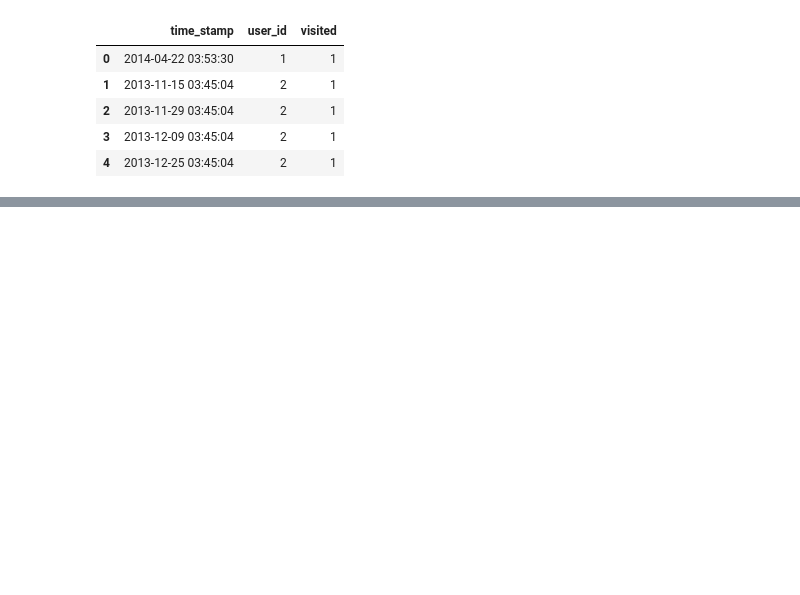
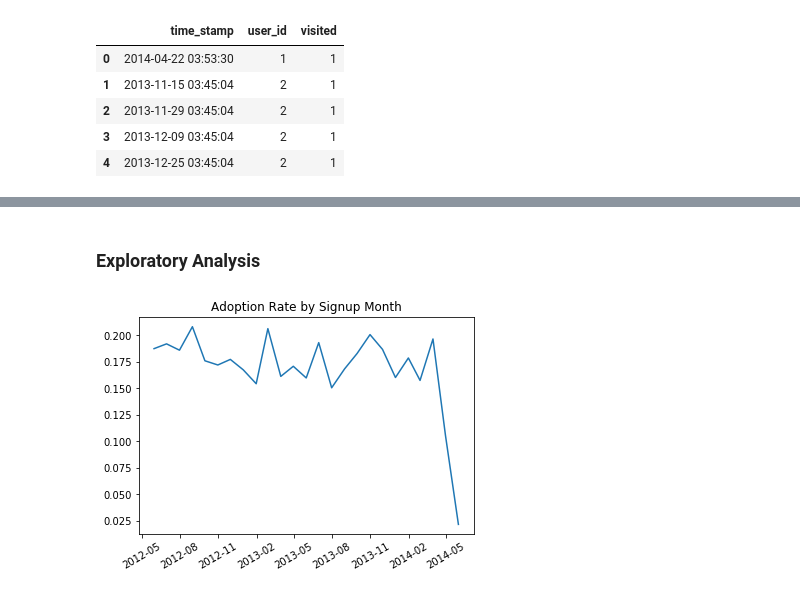
Before and after one commit to raymondgh/springboard-data-science, a Jupyter notebook: Minor Projects and Exercises/Take Home - Relax Inc/Relax Inc.ipynb, the cells around one changed output, grey strips where cells are left out. Saved outputs shown, nothing was run; the diff lists cells and outputs as text; code cells hidden in the pictures; blank space fills up the shorter version.

```diff
--- a/Minor Projects and Exercises/Take Home - Relax Inc/Relax Inc.ipynb
+++ b/Minor Projects and Exercises/Take Home - Relax Inc/Relax Inc.ipynb
@@ -64,0 +77,20 @@ engagement.head()
+# %%
+# convert timestamp to datetime object
+engagement["time_stamp"] = pd.to_datetime(engagement["time_stamp"])
+
+# calculate each activity's adoption window as time + 7 days
+engagement["plus_seven_days"] = engagement["time_stamp"] + timedelta(days=7)
+
+# create empty list to hold week_activity counts
+week_activity = []
+
+# for each row, count the visits by the same user with a timestamp before the date plus 7 days
+# append results to list
+for i in range(len(engagement["time_stamp"])):
+    week_activity.append(((engagement["time_stamp"] <= engagement["plus_seven_days"][i]) & (engagement["user_id"] == engagement["user_id"][i])).sum())
+
+# convert list to series and add to dataframe
+engagement["week_activity"] = pd.Series(week_activity)
+
+# mark adoption events for weeks that have 3+ activities by the user
+engagement["adoption"] = engagement["week_activity"] >= 3
@@ -64,0 +108,6 @@ engagement.head()
+# %%
+user_engagement = engagement.groupby("user_id").sum().reset_index()
+user_engagement["adoption"] = user_engagement["adoption"] >= 3
+user_engagement.columns = ["user_id", "visits", "week_activity", "adoption"]
+user_engagement = user_engagement.drop("week_activity", axis=1)
+user_engagement["adoption"] = user_engagement["adoption"] + 0
@@ -64,0 +125,5 @@ engagement.head()
+# %%
+# also fill blanks with 0. remember that invited by 0 means not invited
+df = pd.merge(users, user_engagement, how="left", left_on="object_id", right_on="user_id").drop("user_id", axis=1).fillna(0)
+df["creation_time"] = pd.to_datetime(df["creation_time"])
+df["count"] = 1
@@ -64,0 +139,11 @@ engagement.head()
+# %% [markdown]
+### Exploratory Analysis
+# %%
+adoption_by_month = df.set_index("creation_time")["adoption"].resample("M").sum() / df.set_index("creation_time")["count"].resample("M").sum()
+# %%
+plt.plot(adoption_by_month)
+plt.xticks(rotation='30')
+plt.title("Adoption Rate by Signup Month")
+plt.show()
+# %% [output]
+[figure, added]
```
Also changed, not shown: parts of 25 cells of this notebook.
